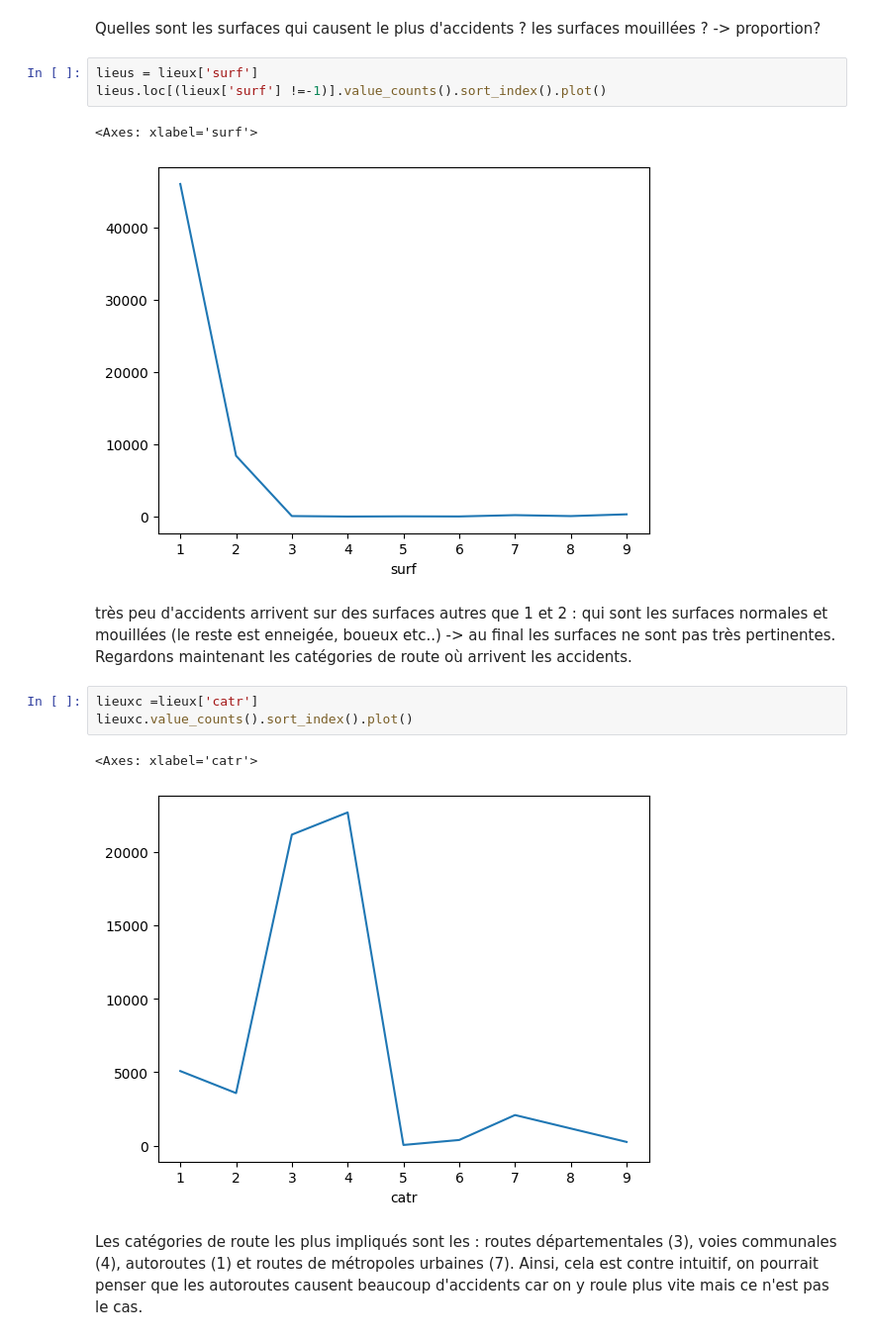
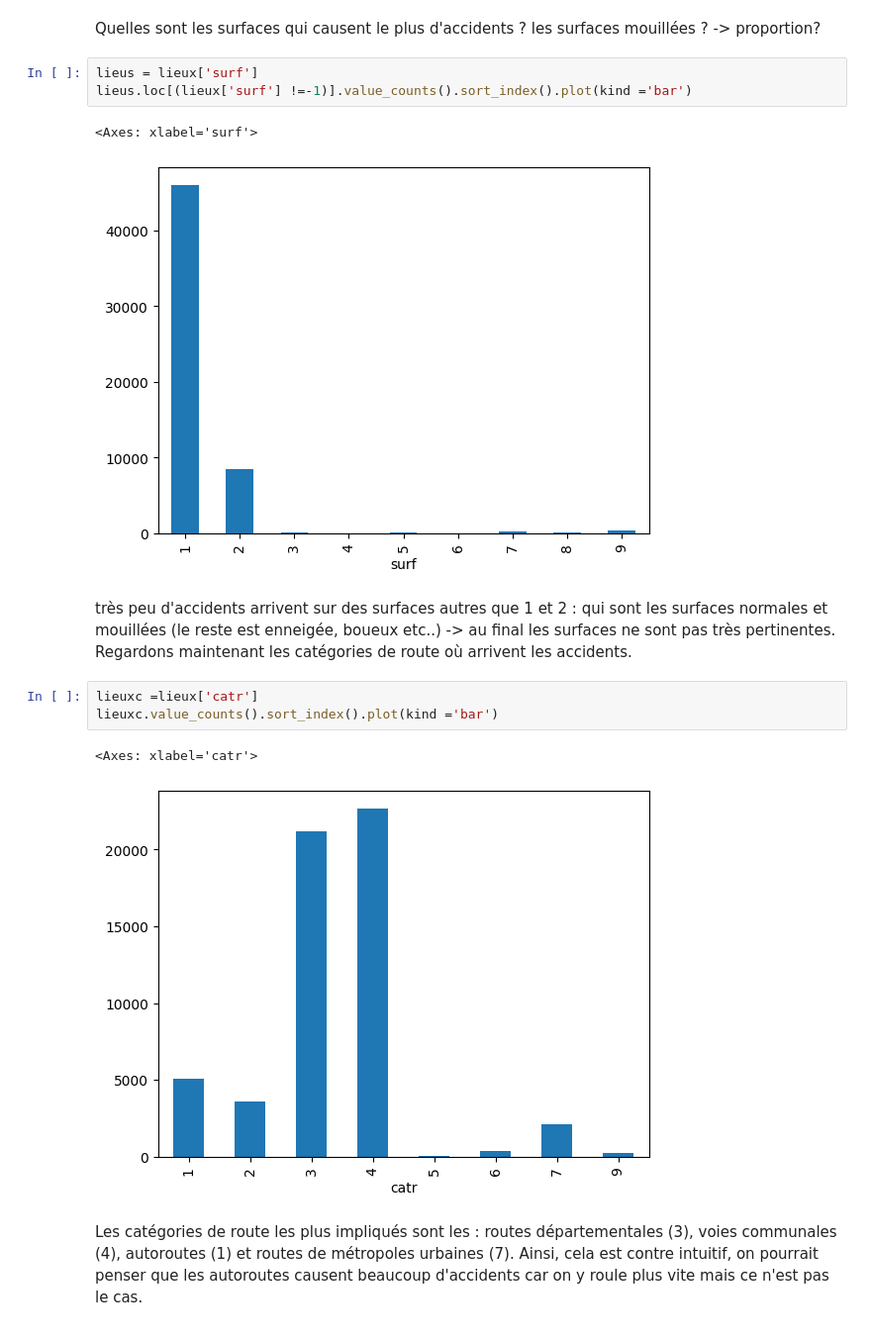
Before and after one commit to leclercrafael/Tp_info_accidents, a Jupyter notebook: notebook/lieuxaccidents.ipynb, the cells around one changed output. Shown: that part at 99% size. Drawn from its saved outputs; the diff is of its cells as text.

Commit message:
Version finale de lieux et usagers pour le dépot

```diff
--- a/notebook/lieuxaccidents.ipynb
+++ b/notebook/lieuxaccidents.ipynb
@@ -64,17 +64,17 @@ On remarque que la plupart des accidents ont lieu à 50 km/h et pas au dessus de
 Quelles sont les surfaces qui causent le plus d'accidents ? les surfaces mouillées ? -> proportion?
 # %%
 lieus = lieux['surf']
-lieus.loc[(lieux['surf'] !=-1)].value_counts().sort_index().plot()
+lieus.loc[(lieux['surf'] !=-1)].value_counts().sort_index().plot(kind ='bar')
 # %% [output]
 <Axes: xlabel='surf'>
-[figure, old version]
+[figure, new version]
 # %% [markdown]
 très peu d'accidents arrivent sur des surfaces autres que 1 et 2 : qui sont les surfaces normales et mouillées (le reste est enneigée, boueux etc..) -> au final les surfaces ne sont pas très pertinentes. Regardons maintenant les catégories de route où arrivent les accidents.
 # %%
 lieuxc =lieux['catr']
-lieuxc.value_counts().sort_index().plot()
+lieuxc.value_counts().sort_index().plot(kind ='bar')
 # %% [output]
 <Axes: xlabel='catr'>
-[figure, old version]
+[figure, new version]
 # %% [markdown]
 Les catégories de route les plus impliqués sont les : routes départementales (3), voies communales (4), autoroutes (1) et routes de métropoles urbaines (7). Ainsi, cela est contre intuitif, on pourrait penser que les autoroutes causent beaucoup d'accidents car on y roule plus vite mais ce n'est pas le cas.
```
Also changed, not shown: parts of 3 cells of this notebook, 1 other file.
